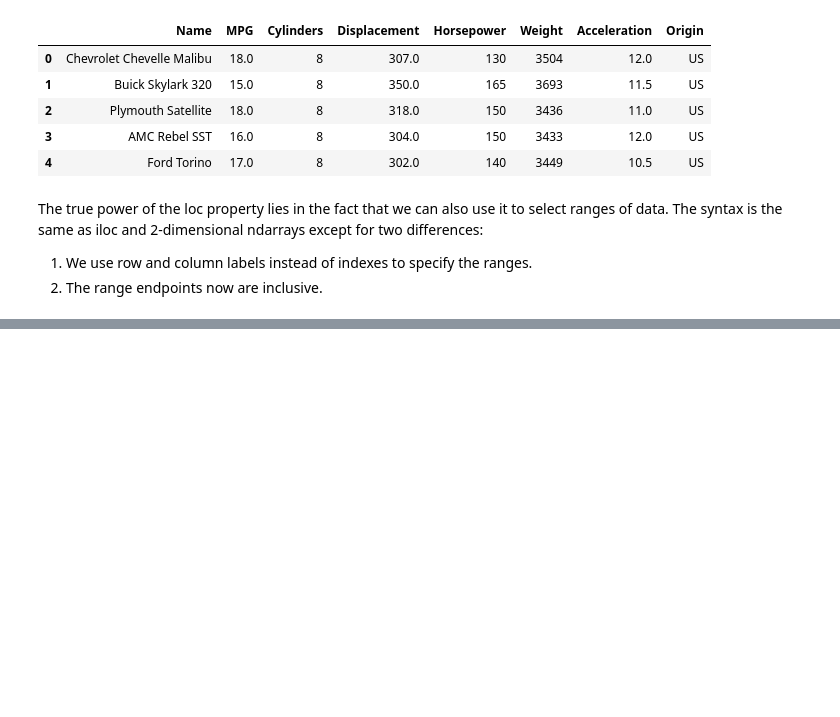
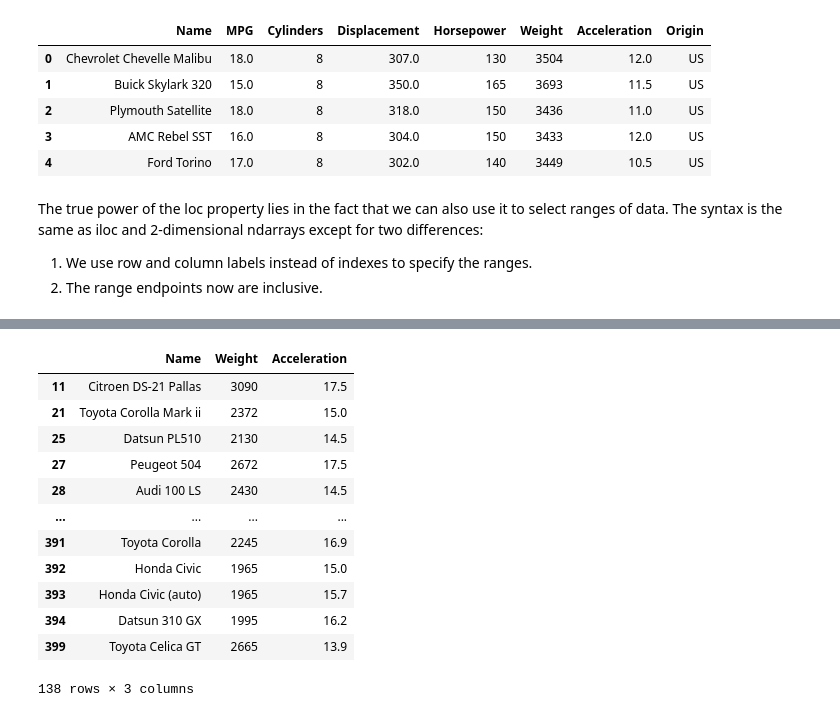
Before and after one commit to rhnyewale/Data-Engineering, a Jupyter notebook: Pandas.ipynb, the cells around one changed output, grey strips where cells are left out. Drawn from its saved outputs; the diff is of its cells as text; code cells hidden in the pictures; blank space fills up the shorter version.

```diff
--- a/Pandas.ipynb
+++ b/Pandas.ipynb
@@ -161,0 +377,16 @@ One way to remember this is to think about the first letter of the property:
+# %%
+non_us_cars.loc[non_us_cars['Acceleration']< 20,['Name','Weight','Acceleration']]
+# %% [output]
+|  | Name | Weight | Acceleration |
+| 11 | Citroen DS-21 Pallas | 3090 | 17.5 |
+| 21 | Toyota Corolla Mark ii | 2372 | 15.0 |
+| 25 | Datsun PL510 | 2130 | 14.5 |
+| 27 | Peugeot 504 | 2672 | 17.5 |
+| 28 | Audi 100 LS | 2430 | 14.5 |
+| ... | ... | ... | ... |
+| 391 | Toyota Corolla | 2245 | 16.9 |
+| 392 | Honda Civic | 1965 | 15.0 |
+| 393 | Honda Civic (auto) | 1965 | 15.7 |
+| 394 | Datsun 310 GX | 1995 | 16.2 |
+| 399 | Toyota Celica GT | 2665 | 13.9 |
+138 rows × 3 columns
```
Also changed, not shown: parts of 41 cells of this notebook.
